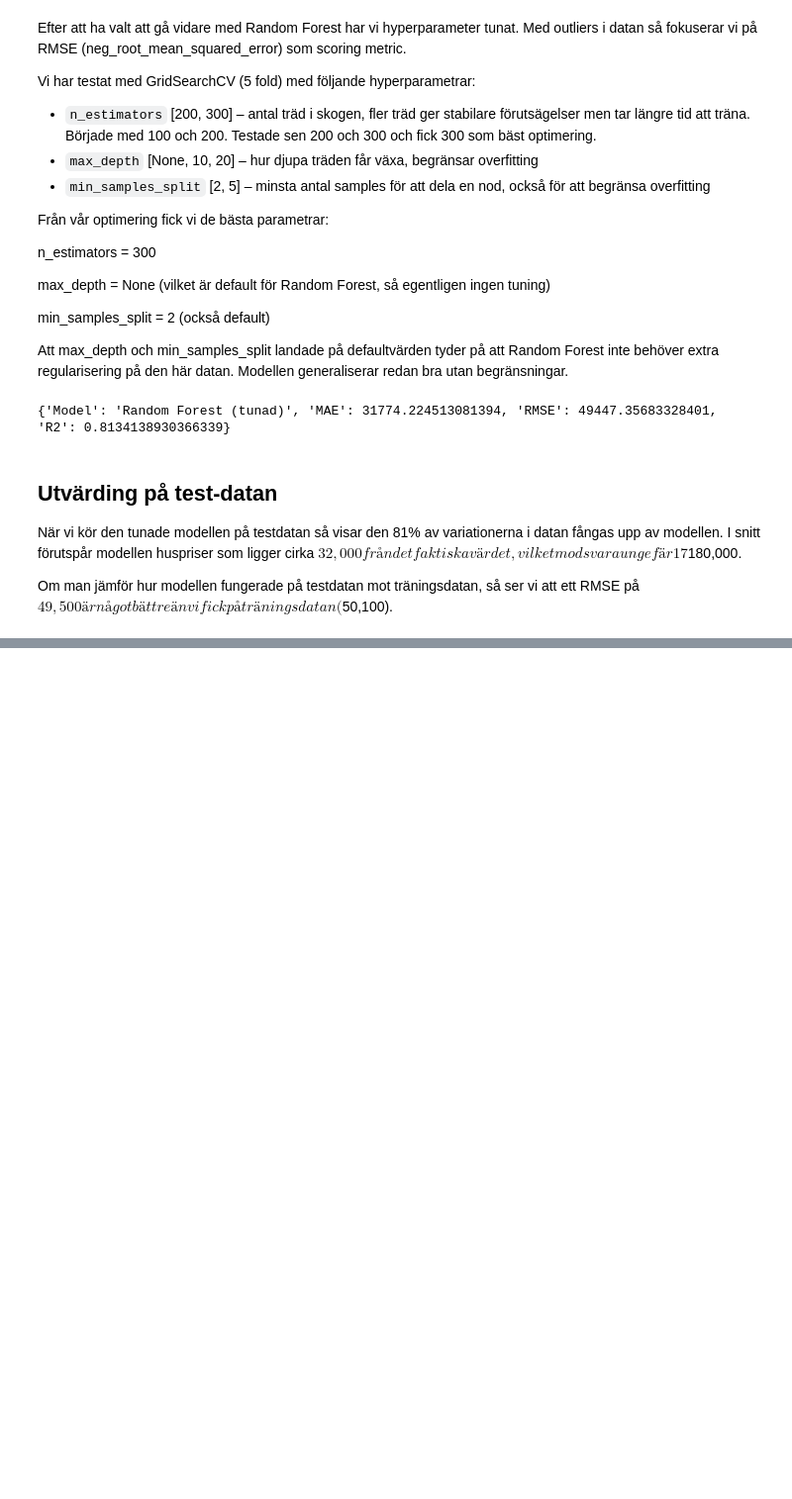
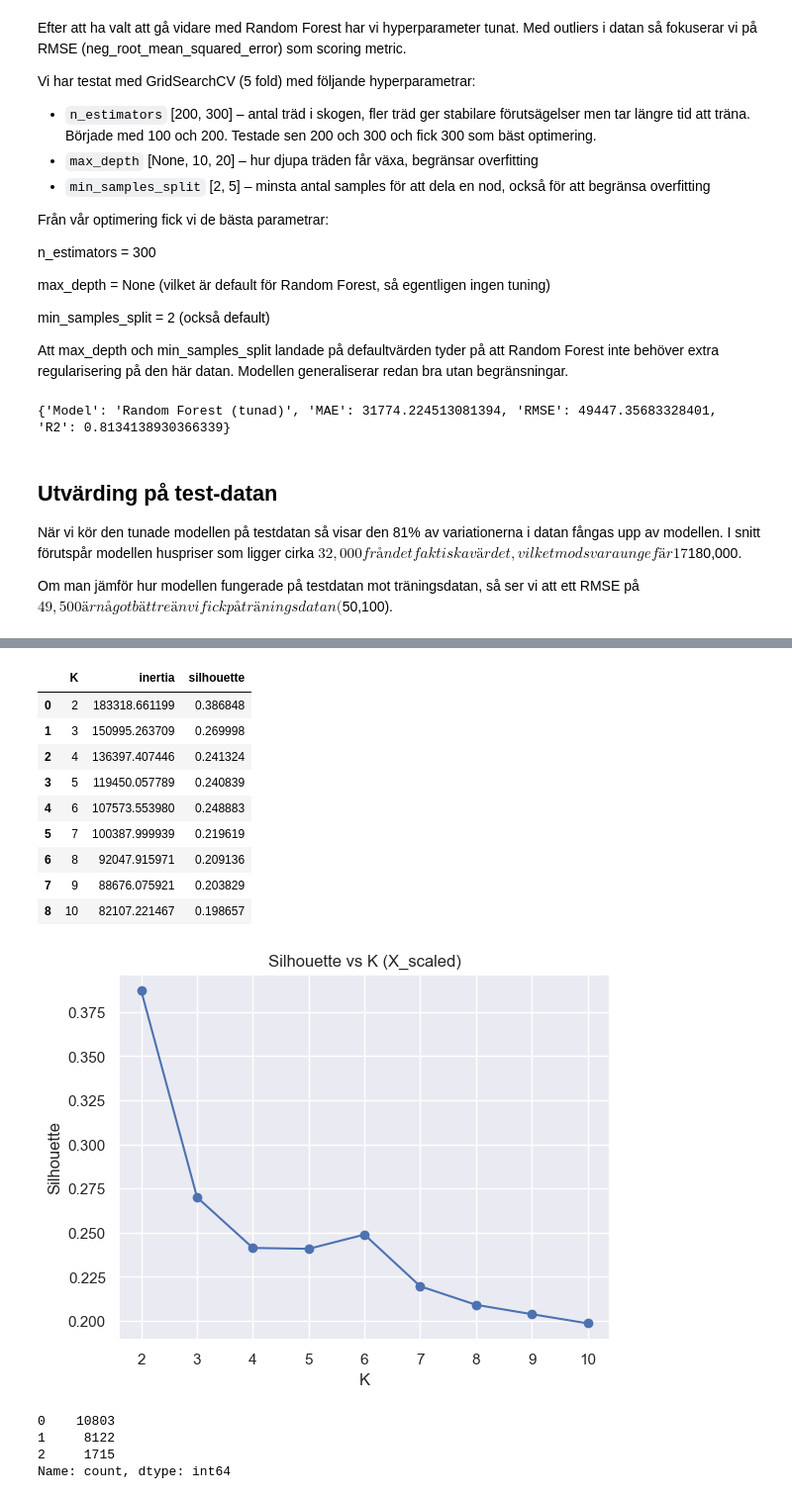
Before and after one commit to EliWei/ML_Uppgift1_Regression, a Jupyter notebook: ML_Regression.ipynb, the cells around one changed output, grey strips where cells are left out. Shown at 99% size. Saved outputs shown, nothing was run; the diff lists cells and outputs as text; code cells hidden in the pictures; blank space fills up the shorter version.

```diff
--- a/ML_Regression.ipynb
+++ b/ML_Regression.ipynb
@@ -446,0 +496,42 @@ Om man jämför hur modellen fungerade på testdatan mot träningsdatan, så ser
+# %%
+results = []
+
+for K in range(2, 11):
+    km = KMeans(n_clusters=K, random_state=42, n_init=10)
+    labels = km.fit_predict(X_scaled)
+    sil = silhouette_score(X_scaled, labels)
+    results.append({ "K": K, "inertia": km.inertia_, "silhouette": sil })
+
+results_df = pd.DataFrame(results)
+display(results_df)
+
+plt.figure()
+plt.plot(results_df["K"], results_df["silhouette"], marker="o")
+plt.xlabel("K")
+plt.ylabel("Silhouette")
+plt.title("Silhouette vs K (X_scaled)")
+plt.grid(True)
+plt.show()
+# %% [output]
+|  | K | inertia | silhouette |
+| 0 | 2 | 183318.661199 | 0.386848 |
+| 1 | 3 | 150995.263709 | 0.269998 |
+| 2 | 4 | 136397.407446 | 0.241324 |
+| 3 | 5 | 119450.057789 | 0.240839 |
+| 4 | 6 | 107573.553980 | 0.248883 |
+| 5 | 7 | 100387.999939 | 0.219619 |
+| 6 | 8 | 92047.915971 | 0.209136 |
+| 7 | 9 | 88676.075921 | 0.203829 |
+| 8 | 10 | 82107.221467 | 0.198657 |
+[figure, added]
+# %%
+K_final = 3
+kmeans_final = KMeans(n_clusters=K_final, random_state=42, n_init=10)
+cluster_labels = kmeans_final.fit_predict(X_scaled)
+
+print(pd.Series(cluster_labels).value_counts().sort_index())
+# %% [output]
+0    10803
+1     8122
+2     1715
+Name: count, dtype: int64
```
Also changed, not shown: parts of 5 cells of this notebook.
